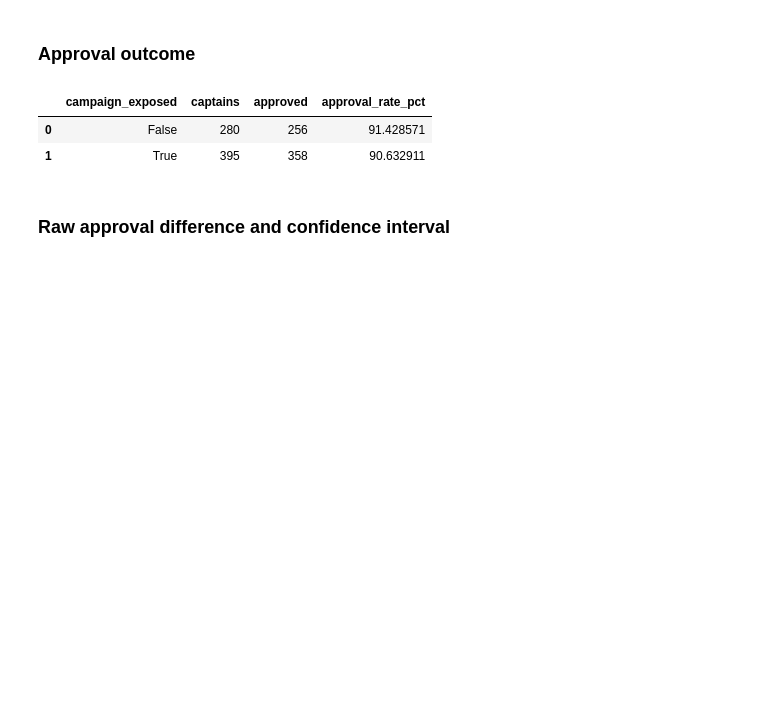
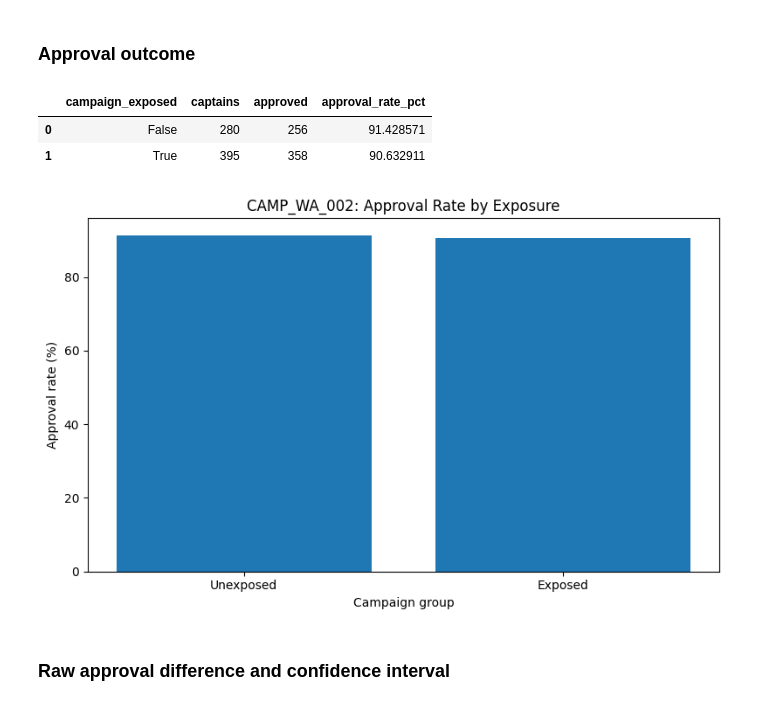
Before and after one commit to Abhay-SKulkarni123/rapido-data-science, a Jupyter notebook: Notebooks/04_funnel_analysis.ipynb, the cells around one changed output. Cells and saved outputs as stored; diff of their text form; code cells hidden in the pictures; blank space fills up the shorter version.

```diff
--- a/Notebooks/04_funnel_analysis.ipynb
+++ b/Notebooks/04_funnel_analysis.ipynb
@@ -1045,6 +1285,26 @@ display(approval_comparison)
 |  | campaign_exposed | captains | approved | approval_rate_pct |
 | 0 | False | 280 | 256 | 91.428571 |
 | 1 | True | 395 | 358 | 90.632911 |
+# %%
+campaign_plot = approval_comparison.copy()
+
+campaign_plot["group"] = campaign_plot["campaign_exposed"].map({
+    True: "Exposed",
+    False: "Unexposed"
+})
+
+plt.figure(figsize=(8, 5))
+plt.bar(
+    campaign_plot["group"],
+    campaign_plot["approval_rate_pct"]
+)
+plt.xlabel("Campaign group")
+plt.ylabel("Approval rate (%)")
+plt.title("CAMP_WA_002: Approval Rate by Exposure")
+plt.tight_layout()
+plt.show()
+# %% [output]
+[figure, added]
 # %% [markdown]
 ### Raw approval difference and confidence interval
 # %%
```
Also changed, not shown: parts of 5 cells of this notebook.
